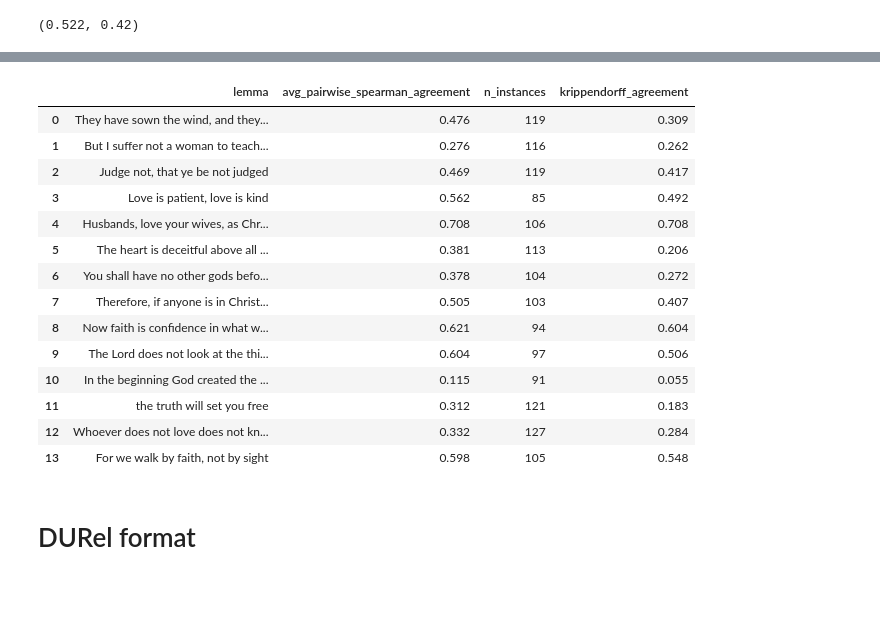
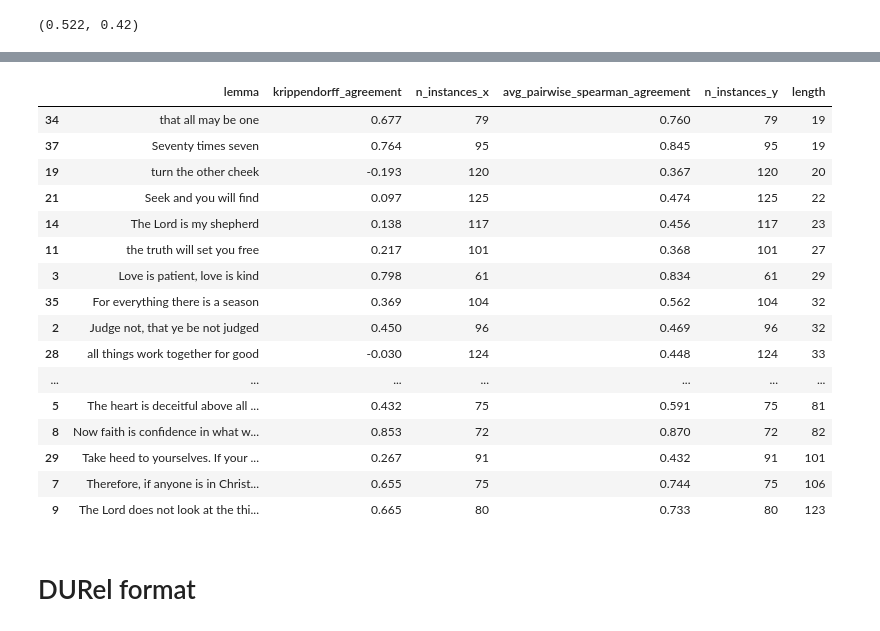
Before and after one commit to FrancescoPeriti/TRoTR, a Jupyter notebook: stats+DURel.ipynb, the cells around one changed output, grey strips where cells are left out. Drawn from its saved outputs; the diff is of its cells as text; code cells hidden in the pictures; blank space fills up the shorter version.

```diff
--- a/stats+DURel.ipynb
+++ b/stats+DURel.ipynb
@@ -126,7 +126,7 @@ def inter_annotator_agreement_per_target(df, targets=None, instances=None):
 
     annotators = df.annotator.unique()
     targets = df.lemma.unique()
-    instances_dict = dict()
+    instances_dict = defaultdict(int)
     for target in targets:
         for annotator1 in annotators:
             for annotator2 in annotators:
@@ -139,7 +139,7 @@ def inter_annotator_agreement_per_target(df, targets=None, instances=None):
                     df1, df2 = df2, df1
 
                 instances=df2.instanceID.values
-                instances_dict[target]=instances.shape[0]
+                instances_dict[target]=max(instances.shape[0], instances_dict[target])
                 df1=df1[df1['instanceID'].isin(instances)].sort_values('instanceID')
                 df2=df2[df2['instanceID'].isin(instances)].sort_values('instanceID')
                 corr, pvalue = spearmanr(df1.label.values, df2.label.values, nan_policy='omit')
@@ -212,5 +215,5 @@ aps_ka_targets
 # %%
-i, j = -1.0, 0.25
+i, j = 0.0, 0.45#25 #krippendorff_agreement
 targets = aps_ka_targets[(aps_ka_targets['avg_pairwise_spearman_agreement'] > j)].lemma.values
 new_aps = inter_annotator_agreement(df, targets) # average pairwise spearman correlation
 new_ka = krippendorff_agreement(df, targets)
@@ -230,0 +223,17 @@ print((new_aps, new_ka, f'{len(instances)} out of {df.instanceID.unique().shape[
+# %%
+# remove instances with judgment difference greater than 1
+tmp = df[['instanceID', 'label']].groupby('instanceID').agg(['unique']).reset_index()
+tmp[('label', 'unique')] = [max(i) - min(i) < 2 for i in tmp[('label', 'unique')]]
+filtered_instances = tmp[tmp[('label', 'unique')]].instanceID.values
+
+# remove instances with avg judgment between 2 and 3
+tmp = df[['instanceID', 'label']].groupby('instanceID').mean().reset_index()
+tmp['label'] = [0 if i <= 2 else i for i in tmp['label']]
+tmp['label'] = [1 if i >= 3 else i for i in tmp['label']]
+tmp = tmp[(tmp['label'].isin([0,1])) & (tmp['instanceID'].isin(filtered_instances))]
+#print(np.unique(tmp.label.values, return_counts=True))
+instances = tmp.instanceID.values
+
+new_aps = inter_annotator_agreement(df, instances=instances) # average pairwise spearman correlation
+new_ka = krippendorff_agreement(df, instances=instances)
+print((new_aps, new_ka, f'{len(instances)} out of {df.instanceID.unique().shape[0]} instances'))
@@ -231,24 +242,27 @@ print((new_aps, new_ka, f'{len(instances)} out of {df.instanceID.unique().shape[
 # %%
 aps_targets = inter_annotator_agreement_per_target(df, instances=instances) # average pairwise spearman correlation
 ka_targets = krippendorff_agreement_per_target(df, instances=instances)
-aps_ka_targets = pd.merge(aps_targets, ka_targets)
-aps_ka_targets
+aps_ka_targets = pd.merge(ka_targets, aps_targets, on='lemma')
+aps_ka_targets['length'] = aps_ka_targets['lemma'].apply(lambda x: len(x))
+aps_ka_targets.sort_values(by='length')
 # %% [output]
-|  | lemma | avg_pairwise_spearman_agreement | n_instances | krippendorff_agreement |
-| 0 | They have sown the wind, and they... | 0.476 | 119 | 0.309 |
-| 1 | But I suffer not a woman to teach... | 0.276 | 116 | 0.262 |
-| 2 | Judge not, that ye be not judged | 0.469 | 119 | 0.417 |
-| 3 | Love is patient, love is kind | 0.562 | 85 | 0.492 |
-| 4 | Husbands, love your wives, as Chr... | 0.708 | 106 | 0.708 |
-| 5 | The heart is deceitful above all ... | 0.381 | 113 | 0.206 |
-| 6 | You shall have no other gods befo... | 0.378 | 104 | 0.272 |
-| 7 | Therefore, if anyone is in Christ... | 0.505 | 103 | 0.407 |
-| 8 | Now faith is confidence in what w... | 0.621 | 94 | 0.604 |
-| 9 | The Lord does not look at the thi... | 0.604 | 97 | 0.506 |
-| 10 | In the beginning God created the ... | 0.115 | 91 | 0.055 |
-| 11 | the truth will set you free | 0.312 | 121 | 0.183 |
-| 12 | Whoever does not love does not kn... | 0.332 | 127 | 0.284 |
-| 13 | For we walk by faith, not by sight | 0.598 | 105 | 0.548 |
+|  | lemma | krippendorff_agreement | n_instances_x | avg_pairwise_spearman_agreement | n_instances_y | length |
+| 34 | that all may be one | 0.677 | 79 | 0.760 | 79 | 19 |
+| 37 | Seventy times seven | 0.764 | 95 | 0.845 | 95 | 19 |
+| 19 | turn the other cheek | -0.193 | 120 | 0.367 | 120 | 20 |
+| 21 | Seek and you will find | 0.097 | 125 | 0.474 | 125 | 22 |
+| 14 | The Lord is my shepherd | 0.138 | 117 | 0.456 | 117 | 23 |
+| 11 | the truth will set you free | 0.217 | 101 | 0.368 | 101 | 27 |
+| 3 | Love is patient, love is kind | 0.798 | 61 | 0.834 | 61 | 29 |
+| 35 | For everything there is a season | 0.369 | 104 | 0.562 | 104 | 32 |
+| 2 | Judge not, that ye be not judged | 0.450 | 96 | 0.469 | 96 | 32 |
+| 28 | all things work together for good | -0.030 | 124 | 0.448 | 124 | 33 |
+| ... | ... | ... | ... | ... | ... | ... |
+| 5 | The heart is deceitful above all ... | 0.432 | 75 | 0.591 | 75 | 81 |
+| 8 | Now faith is confidence in what w... | 0.853 | 72 | 0.870 | 72 | 82 |
+| 29 | Take heed to yourselves. If your ... | 0.267 | 91 | 0.432 | 91 | 101 |
+| 7 | Therefore, if anyone is in Christ... | 0.655 | 75 | 0.744 | 75 | 106 |
+| 9 | The Lord does not look at the thi... | 0.665 | 80 | 0.733 | 80 | 123 |
 # %% [markdown]
 # DURel format
 # %%
```
Also changed, not shown: parts of 4 cells of this notebook.
